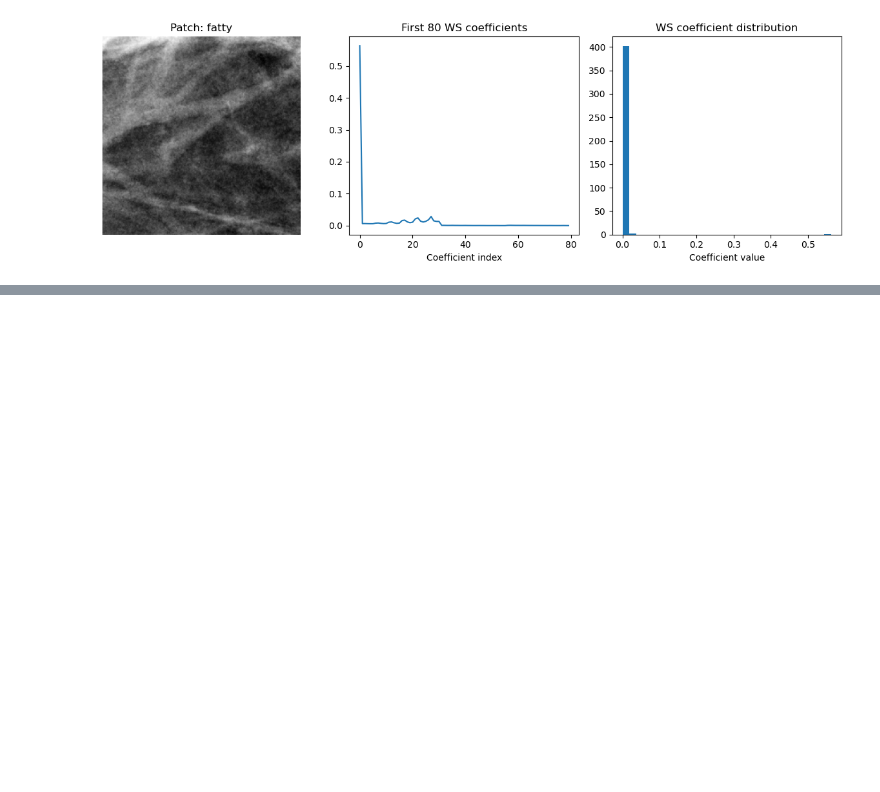
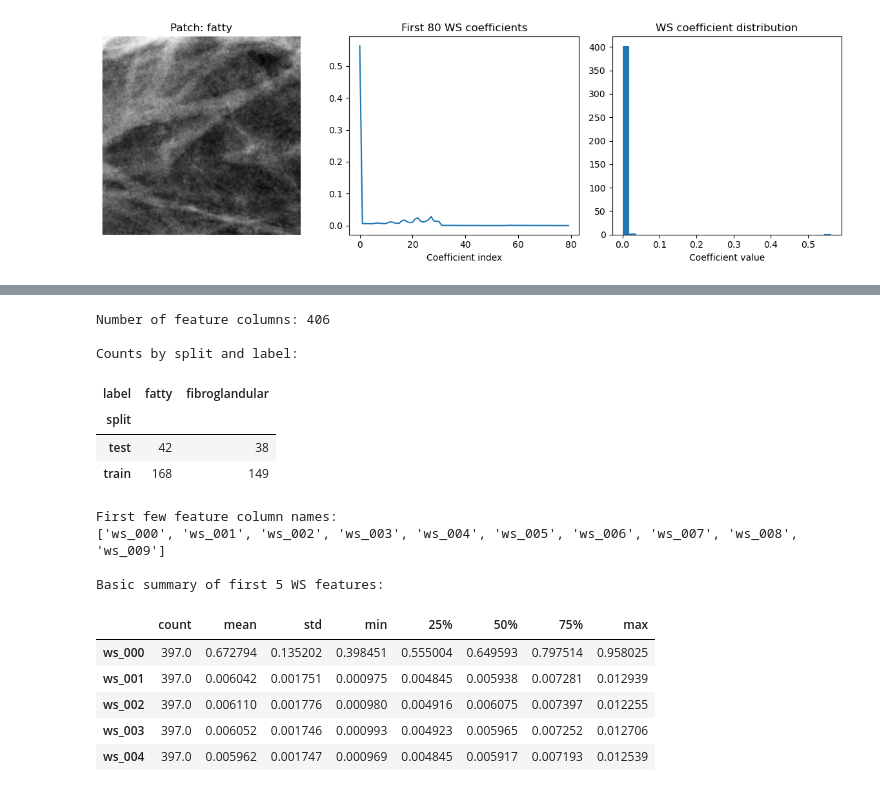
Before and after one commit to Nabeel-CH/Project34, a Jupyter notebook: Step 2.1 - WS.ipynb, the cells around one changed output, grey strips where cells are left out. Saved outputs shown, nothing was run; the diff lists cells and outputs as text; code cells hidden in the pictures; blank space fills up the shorter version.

Commit message:
Update Step 2.1 - WS.ipynb
first working draft

```diff
--- a/Step 2.1 - WS.ipynb
+++ b/Step 2.1 - WS.ipynb
@@ -228,0 +291,30 @@ WS feature length: 406
+# %%
+feature_cols = [c for c in ws_df.columns if c.startswith("ws_")]
+
+print("Number of feature columns:", len(feature_cols))
+print("\nCounts by split and label:")
+display(pd.crosstab(ws_df["split"], ws_df["label"]))
+
+print("\nFirst few feature column names:")
+print(feature_cols[:10])
+
+print("\nBasic summary of first 5 WS features:")
+display(ws_df[feature_cols[:5]].describe().T)
+# %% [output]
+Number of feature columns: 406
+
+Counts by split and label:
+| label | fatty | fibroglandular |
+| split |  |  |
+| test | 42 | 38 |
+| train | 168 | 149 |
+First few feature column names:
+['ws_000', 'ws_001', 'ws_002', 'ws_003', 'ws_004', 'ws_005', 'ws_006', 'ws_007', 'ws_008', 'ws_009']
+
+Basic summary of first 5 WS features:
+|  | count | mean | std | min | 25% | 50% | 75% | max |
+| ws_000 | 397.0 | 0.672794 | 0.135202 | 0.398451 | 0.555004 | 0.649593 | 0.797514 | 0.958025 |
+| ws_001 | 397.0 | 0.006042 | 0.001751 | 0.000975 | 0.004845 | 0.005938 | 0.007281 | 0.012939 |
+| ws_002 | 397.0 | 0.006110 | 0.001776 | 0.000980 | 0.004916 | 0.006075 | 0.007397 | 0.012255 |
+| ws_003 | 397.0 | 0.006052 | 0.001746 | 0.000993 | 0.004923 | 0.005965 | 0.007252 | 0.012706 |
+| ws_004 | 397.0 | 0.005962 | 0.001747 | 0.000969 | 0.004845 | 0.005917 | 0.007193 | 0.012539 |
```
Also changed, not shown: parts of 11 cells of this notebook.
